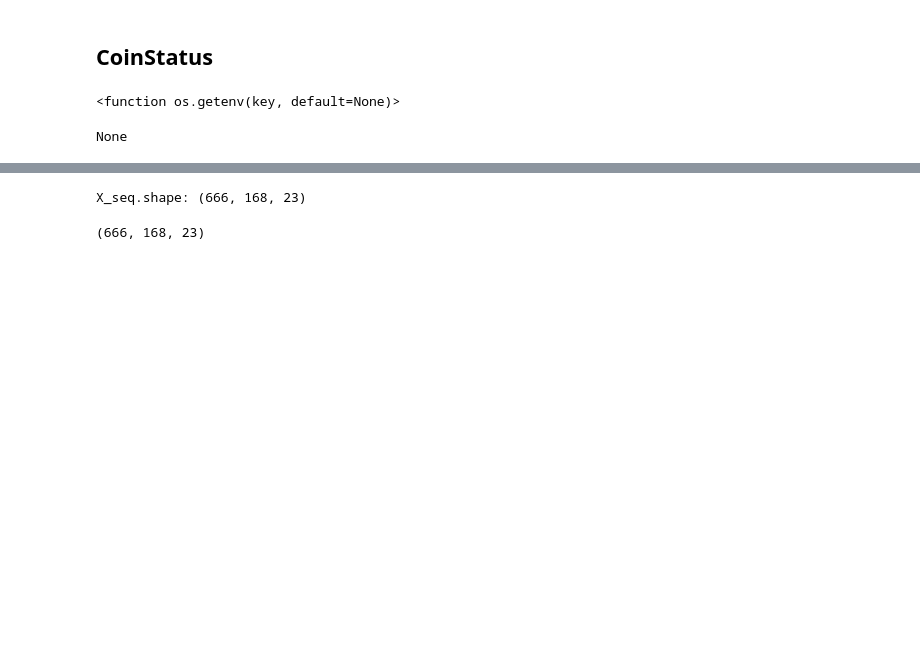
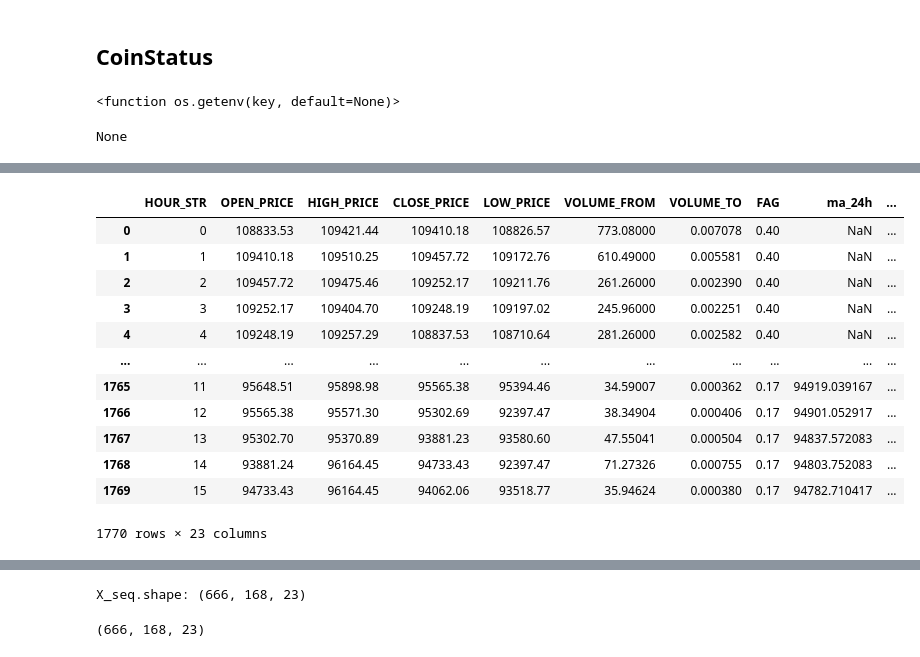
Before and after one commit to LaxmanGhadi/Crypto_bot, a Jupyter notebook: ModelFile/LSTM_File/API_TESTS.ipynb, the cells around one changed output, grey strips where cells are left out. Saved outputs shown, nothing was run; the diff lists cells and outputs as text; code cells hidden in the pictures; blank space fills up the shorter version.

```diff
--- a/ModelFile/LSTM_File/API_TESTS.ipynb
+++ b/ModelFile/LSTM_File/API_TESTS.ipynb
@@ -271,3 +267,19 @@ val.shape
 # %%
 data = pd.read_csv("current_data.csv")
+# %%
+ready_data
+# %% [output]
+|  | HOUR_STR | OPEN_PRICE | HIGH_PRICE | CLOSE_PRICE | LOW_PRICE | VOLUME_FROM | VOLUME_TO | FAG | ma_24h | ... |
+| 0 | 0 | 108833.53 | 109421.44 | 109410.18 | 108826.57 | 773.08000 | 0.007078 | 0.40 | NaN | ... |
+| 1 | 1 | 109410.18 | 109510.25 | 109457.72 | 109172.76 | 610.49000 | 0.005581 | 0.40 | NaN | ... |
+| 2 | 2 | 109457.72 | 109475.46 | 109252.17 | 109211.76 | 261.26000 | 0.002390 | 0.40 | NaN | ... |
+| 3 | 3 | 109252.17 | 109404.70 | 109248.19 | 109197.02 | 245.96000 | 0.002251 | 0.40 | NaN | ... |
+| 4 | 4 | 109248.19 | 109257.29 | 108837.53 | 108710.64 | 281.26000 | 0.002582 | 0.40 | NaN | ... |
+| ... | ... | ... | ... | ... | ... | ... | ... | ... | ... | ... |
+| 1765 | 11 | 95648.51 | 95898.98 | 95565.38 | 95394.46 | 34.59007 | 0.000362 | 0.17 | 94919.039167 | ... |
+| 1766 | 12 | 95565.38 | 95571.30 | 95302.69 | 92397.47 | 38.34904 | 0.000406 | 0.17 | 94901.052917 | ... |
+| 1767 | 13 | 95302.70 | 95370.89 | 93881.23 | 93580.60 | 47.55041 | 0.000504 | 0.17 | 94837.572083 | ... |
+| 1768 | 14 | 93881.24 | 96164.45 | 94733.43 | 92397.47 | 71.27326 | 0.000755 | 0.17 | 94803.752083 | ... |
+| 1769 | 15 | 94733.43 | 96164.45 | 94062.06 | 93518.77 | 35.94624 | 0.000380 | 0.17 | 94782.710417 | ... |
+1770 rows × 23 columns
 # %%
```
Also changed, not shown: parts of 16 cells of this notebook.
